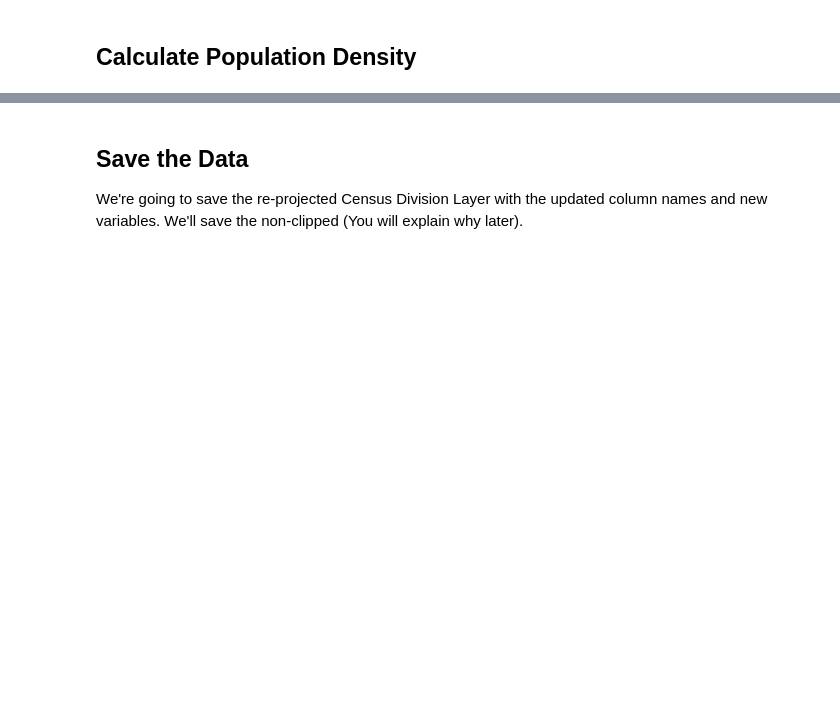
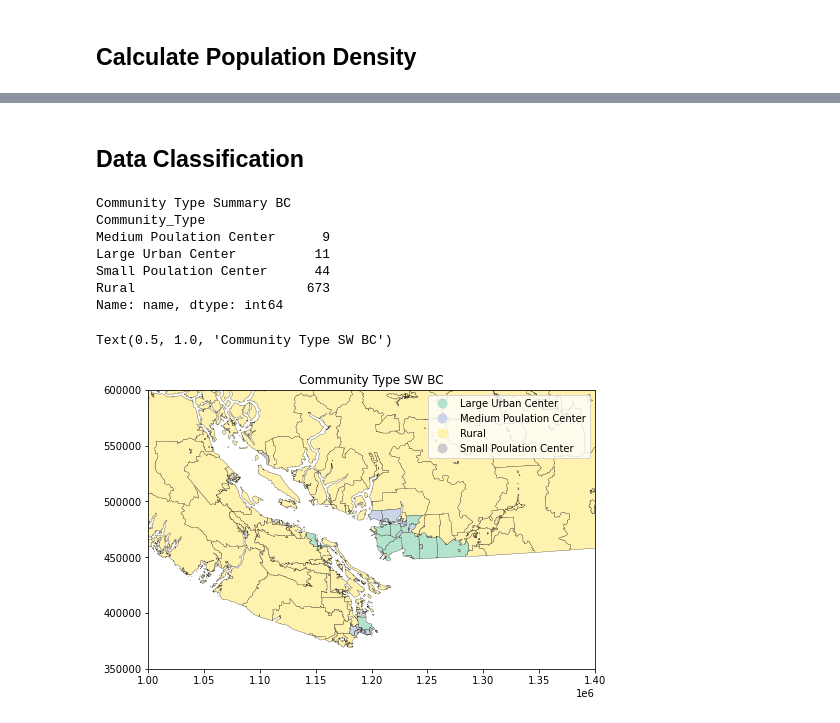
Before and after one commit to ubc-library-rc/Geospatial-Analysis-Visualization-with-Python, a Jupyter notebook: Python_Notebooks/Working with Geopandas.ipynb, the cells around one changed output, grey strips where cells are left out. Saved outputs shown, nothing was run; the diff lists cells and outputs as text; code cells hidden in the pictures; blank space fills up the shorter version.

```diff
--- a/Python_Notebooks/Working with Geopandas.ipynb
+++ b/Python_Notebooks/Working with Geopandas.ipynb
@@ -380,4 +289,0 @@ Census_Divisions_clip.plot(edgecolor='black')
-# %% [markdown]
-## Save the Data
-
-We're going to save the re-projected Census Division Layer with the updated column names and new variables.  We'll save the non-clipped (You will explain why later).
@@ -390,0 +290,37 @@ from sklearn.neighbors import KernelDensity
+# %% [markdown]
+## Data Classification
+# %%
+BC_Sub_Div_Clip.loc[((BC_Sub_Div_Clip['Pop_Density']<=400)|(BC_Sub_Div_Clip['Population']<=1000)),
+                    'Community_Type']='Rural'
+
+BC_Sub_Div_Clip.loc[((BC_Sub_Div_Clip['Community_Type']!='Rural')&(BC_Sub_Div_Clip['Population']<30000)),
+                    'Community_Type']='Small Poulation Center'
+
+BC_Sub_Div_Clip.loc[((BC_Sub_Div_Clip['Community_Type']!='Rural')&(BC_Sub_Div_Clip['Population']>=100000)),
+                    'Community_Type']='Large Urban Center'
+
+BC_Sub_Div_Clip.loc[((BC_Sub_Div_Clip['Community_Type']!='Rural')&(BC_Sub_Div_Clip['Population']>=30000)&
+                     (BC_Sub_Div_Clip['Population']<100000)),
+                    'Community_Type']='Medium Poulation Center'
+
+print('Community Type Summary BC')
+print(BC_Sub_Div_Clip.groupby('Community_Type').count()['name'].sort_values())
+
+
+fig,ax=plt.subplots(figsize=(8,8))
+BC_Sub_Div_Clip.plot(column='Community_Type',ax=ax,legend=True,cmap='Pastel2',edgecolor='k',linewidth=.25)
+
+ax.set_xlim(1e6,1.4e6)
+ax.set_ylim(3.5e5,6e5)
+
+ax.set_title('Community Type SW BC')
+# %% [output]
+Community Type Summary BC
+Community_Type
+Medium Poulation Center      9
+Large Urban Center          11
+Small Poulation Center      44
+Rural                      673
+Name: name, dtype: int64
+Text(0.5, 1.0, 'Community Type SW BC')
+[figure, added]
```
Also changed, not shown: parts of 23 cells of this notebook, 16 other files.
